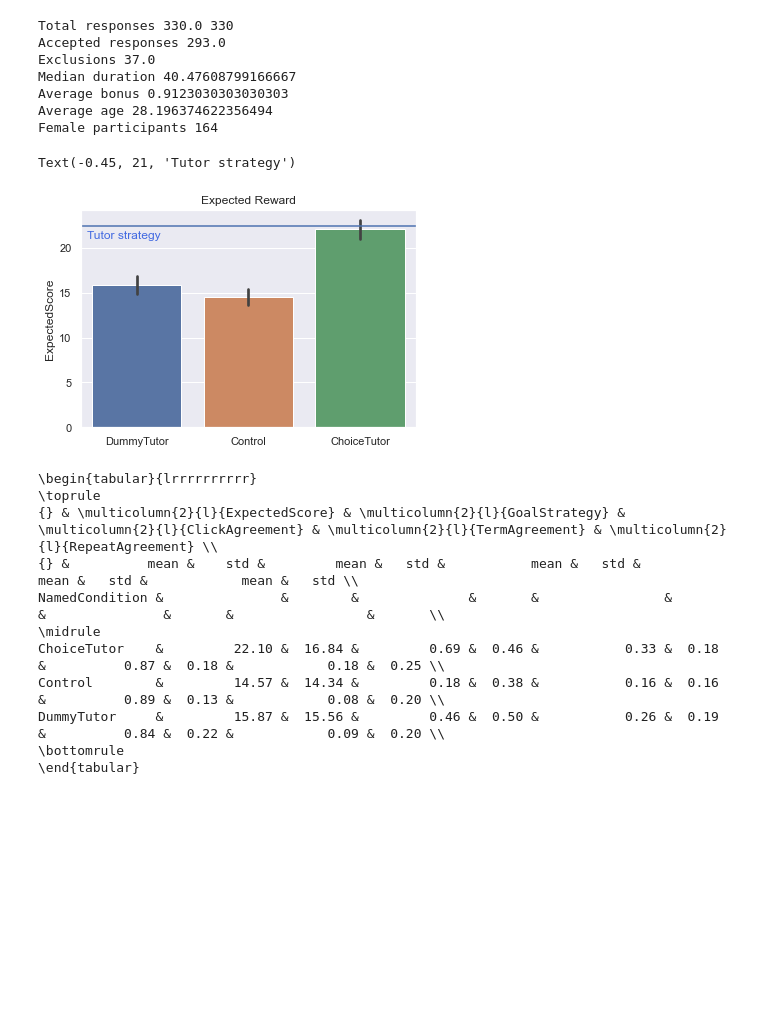
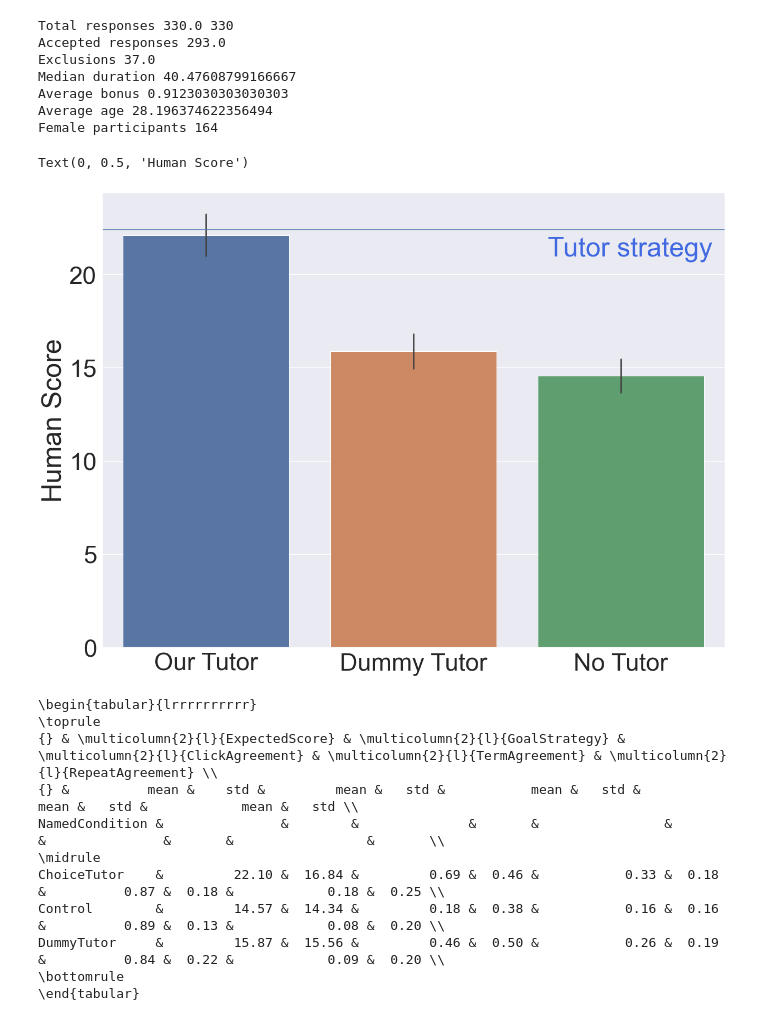
Before and after one commit to RationalityEnhancementGroup/MGPO-SSD, a Jupyter notebook: experiment_analysis.ipynb, the cells around one changed output. Cells and saved outputs as stored; diff of their text form; code cells hidden in the pictures; blank space fills up the shorter version.

Commit message:
Additional figures

```diff
--- a/experiment_analysis.ipynb
+++ b/experiment_analysis.ipynb
@@ -20,9 +20,9 @@ all_participants = df["Participant"].unique().tolist()
 print(len(participants), len(all_participants))
 
 conditions = {
-    0: "Control",
-    1: "ChoiceTutor",
-    2: "DummyTutor"
+    0: "No Tutor",
+    1: "Choice Tutor",
+    2: "Dummy Tutor"
 }
 
 df_after_exclusion["NamedCondition"] = df_after_exclusion.apply(lambda x: conditions[x["Condition"]], axis=1)
@@ -63,17 +63,33 @@ Median duration 40.47608799166667
 Average bonus 0.9123030303030303
 Average age 28.196374622356494
 Female participants 164
-# %%
-g= sns.barplot(x = "NamedCondition", y = "ExpectedScore", data=df_after_exclusion)
-avg_bmps = df_after_exclusion["BmpsReward"].mean()
-
-g.axhline(avg_bmps)
-g.set_title("Expected Reward")
-g.set_xlabel("")
-g.text(-0.45, 21, 'Tutor strategy', c="royalblue")
-# %% [output]
-Text(-0.45, 21, 'Tutor strategy')
-[figure, removed]
+# %%
+sns.set(rc={'figure.figsize':(20,15)})
+sns.set(font_scale=4)
+
+conditions = {
+    0: "No Tutor",
+    1: "Our Tutor",
+    2: "Dummy Tutor"
+}
+condition_order = {
+    0: 2,
+    1: 0,
+    2: 1
+}
+df_after_exclusion["NamedCondition"] = df_after_exclusion.apply(lambda x: conditions[x["Condition"]], axis=1)
+df_after_exclusion["CustomOrder"] = df_after_exclusion.apply(lambda x: condition_order[x["Condition"]], axis=1)
+g= sns.barplot(x = "NamedCondition", y = "ExpectedScore", data=df_after_exclusion, order=["Our Tutor", "Dummy Tutor", "No Tutor"])
+avg_bmps = df_after_exclusion["BmpsReward"].mean()
+
+g.axhline(avg_bmps)
+g.text(1.65, 21, 'Tutor strategy', c="royalblue")
+g.set_title("")
+g.set_xlabel("")
+g.set_ylabel("Human Score")
+# %% [output]
+Text(0, 0.5, 'Human Score')
+[figure, added]
 # %%
 print(df_after_exclusion[["NamedCondition", "ExpectedScore", "GoalStrategy", "ClickAgreement", "TermAgreement", "RepeatAgreement"]].groupby("NamedCondition").agg(['mean', 'std']).round(2).to_latex())
 # %% [output]
```
Also changed, not shown: parts of 2 cells of this notebook, 5 other files.
